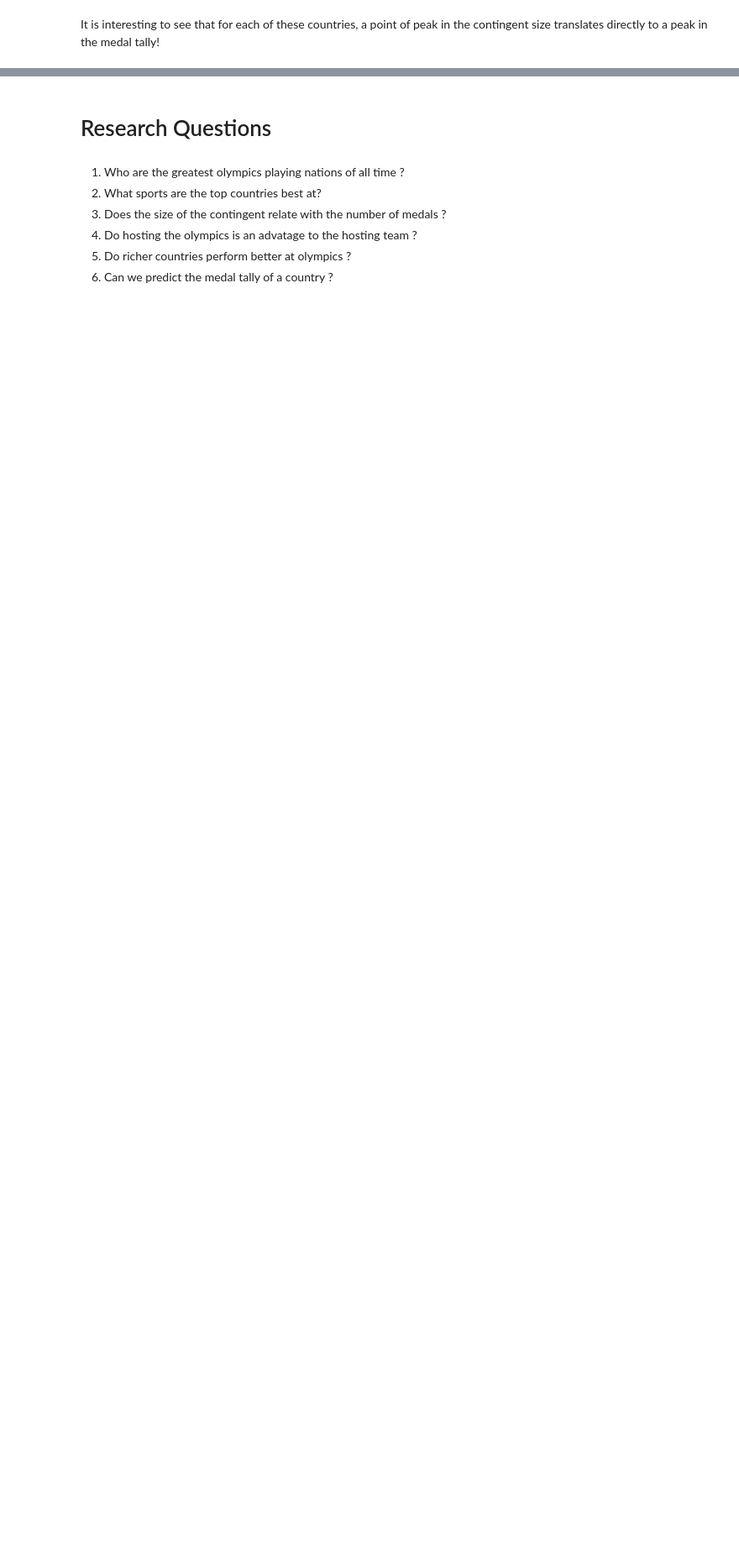
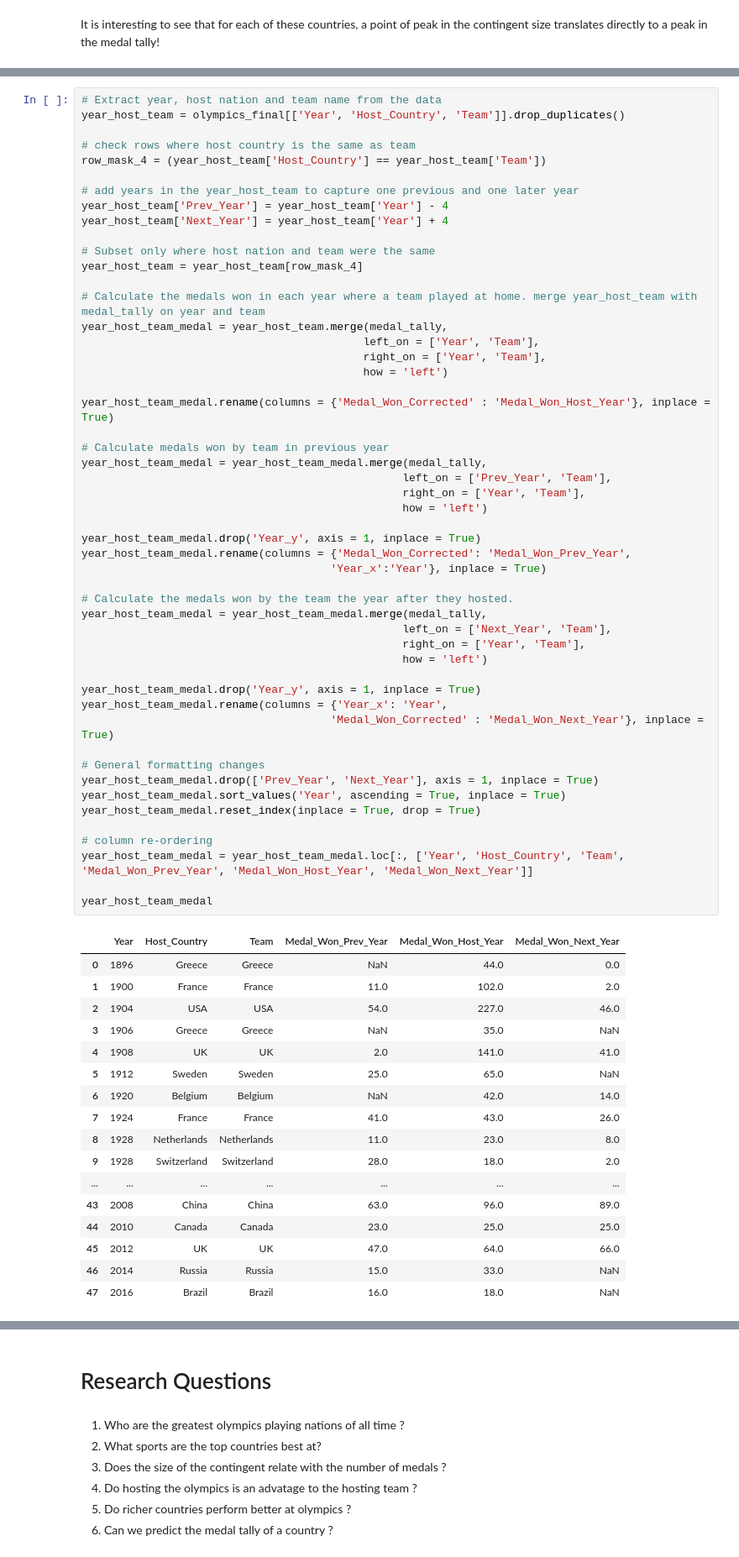
Before and after one commit to CSEN1095-W21/project-u8, a Jupyter notebook: cleaning.ipynb, the cells around one changed output, grey strips where cells are left out. Shown at 84% size. Cells and saved outputs as stored; diff of their text form; blank space fills up the shorter version.

```diff
--- a/cleaning.ipynb
+++ b/cleaning.ipynb
@@ -1251,0 +1261,69 @@ It is interesting to see that for each of these countries, a point of peak in th
+# %%
+# Extract year, host nation and team name from the data
+year_host_team = olympics_final[['Year', 'Host_Country', 'Team']].drop_duplicates()
+
+# check rows where host country is the same as team
+row_mask_4 = (year_host_team['Host_Country'] == year_host_team['Team'])
+
+# add years in the year_host_team to capture one previous and one later year
+year_host_team['Prev_Year'] = year_host_team['Year'] - 4
+year_host_team['Next_Year'] = year_host_team['Year'] + 4
+
+# Subset only where host nation and team were the same
+year_host_team = year_host_team[row_mask_4]
+
+# Calculate the medals won in each year where a team played at home. merge year_host_team with medal_tally on year and team
+year_host_team_medal = year_host_team.merge(medal_tally,
+                                           left_on = ['Year', 'Team'],
+                                           right_on = ['Year', 'Team'],
+                                           how = 'left')
+
+year_host_team_medal.rename(columns = {'Medal_Won_Corrected' : 'Medal_Won_Host_Year'}, inplace = True)
+
+# Calculate medals won by team in previous year
+year_host_team_medal = year_host_team_medal.merge(medal_tally,
+                                                 left_on = ['Prev_Year', 'Team'],
+                                                 right_on = ['Year', 'Team'],
+                                                 how = 'left')
+
+year_host_team_medal.drop('Year_y', axis = 1, inplace = True)
+year_host_team_medal.rename(columns = {'Medal_Won_Corrected': 'Medal_Won_Prev_Year',
+                                      'Year_x':'Year'}, inplace = True)
+
+# Calculate the medals won by the team the year after they hosted.
+year_host_team_medal = year_host_team_medal.merge(medal_tally,
+                                                 left_on = ['Next_Year', 'Team'],
+                                                 right_on = ['Year', 'Team'],
+                                                 how = 'left')
+
+year_host_team_medal.drop('Year_y', axis = 1, inplace = True)
+year_host_team_medal.rename(columns = {'Year_x': 'Year',
+                                      'Medal_Won_Corrected' : 'Medal_Won_Next_Year'}, inplace = True)
+
+# General formatting changes
+year_host_team_medal.drop(['Prev_Year', 'Next_Year'], axis = 1, inplace = True)
+year_host_team_medal.sort_values('Year', ascending = True, inplace = True)
+year_host_team_medal.reset_index(inplace = True, drop = True)
+
+# column re-ordering
+year_host_team_medal = year_host_team_medal.loc[:, ['Year', 'Host_Country', 'Team', 'Medal_Won_Prev_Year', 'Medal_Won_Host_Year', 'Medal_Won_Next_Year']]
+
+year_host_team_medal
+# %% [output]
+|  | Year | Host_Country | Team | Medal_Won_Prev_Year | Medal_Won_Host_Year | Medal_Won_Next_Year |
+| 0 | 1896 | Greece | Greece | NaN | 44.0 | 0.0 |
+| 1 | 1900 | France | France | 11.0 | 102.0 | 2.0 |
+| 2 | 1904 | USA | USA | 54.0 | 227.0 | 46.0 |
+| 3 | 1906 | Greece | Greece | NaN | 35.0 | NaN |
+| 4 | 1908 | UK | UK | 2.0 | 141.0 | 41.0 |
+| 5 | 1912 | Sweden | Sweden | 25.0 | 65.0 | NaN |
+| 6 | 1920 | Belgium | Belgium | NaN | 42.0 | 14.0 |
+| 7 | 1924 | France | France | 41.0 | 43.0 | 26.0 |
+| 8 | 1928 | Netherlands | Netherlands | 11.0 | 23.0 | 8.0 |
+| 9 | 1928 | Switzerland | Switzerland | 28.0 | 18.0 | 2.0 |
+| ... | ... | ... | ... | ... | ... | ... |
+| 43 | 2008 | China | China | 63.0 | 96.0 | 89.0 |
+| 44 | 2010 | Canada | Canada | 23.0 | 25.0 | 25.0 |
+| 45 | 2012 | UK | UK | 47.0 | 64.0 | 66.0 |
+| 46 | 2014 | Russia | Russia | 15.0 | 33.0 | NaN |
+| 47 | 2016 | Brazil | Brazil | 16.0 | 18.0 | NaN |
```
Also changed, not shown: parts of 9 cells of this notebook.
